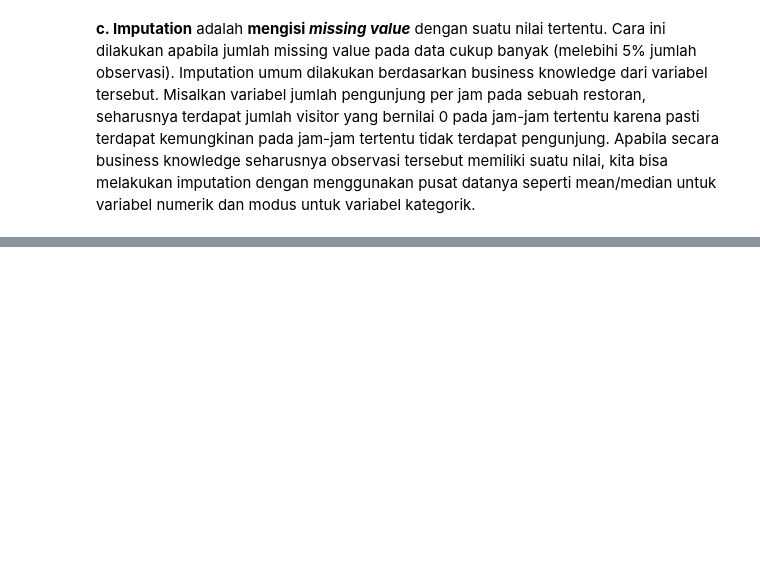
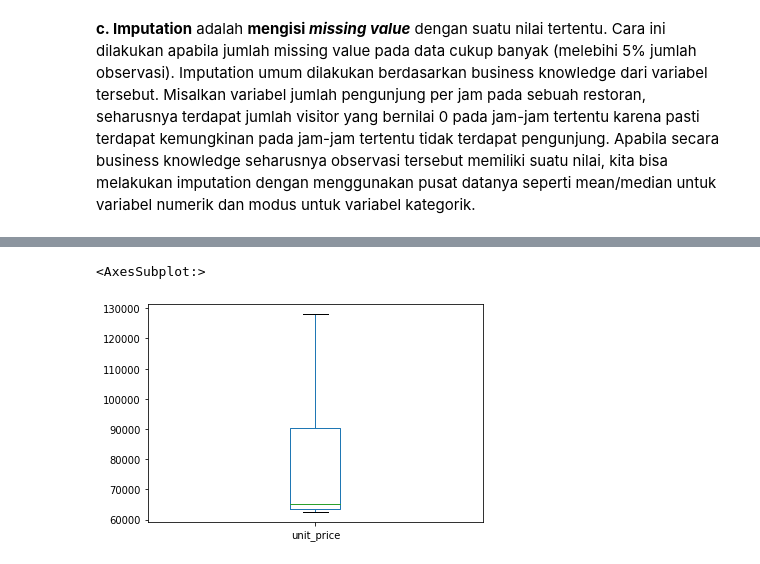
Before and after one commit to tomytjandra/askalgo-py-content, a Jupyter notebook: 02. EDA.ipynb, the cells around one changed output, grey strips where cells are left out. Drawn from its saved outputs; the diff is of its cells as text; code cells hidden in the pictures; blank space fills up the shorter version.

```diff
--- a/02. EDA.ipynb
+++ b/02. EDA.ipynb
@@ -252,0 +350,10 @@ Terdapat berbagai cara menangani data yang mengandung *missing value*, yang pali
+# %%
+household = pd.read_csv("data_input/household.csv", index_col=1)
+household.drop(['receipt_id','purchase_time','yearmonth', 'sub_category'], axis=1, inplace=True)
+import math
+x=[i for i in range(32000000, 32000005)]
+x.insert(2,32030785)
+household5 = household.head(6).copy()
+household5 = household5.reindex(x)
+household5 = pd.concat([household5, household.head(14)])
+household5['format'] = household5['format'].astype('category')
@@ -252,0 +390,9 @@ Terdapat berbagai cara menangani data yang mengandung *missing value*, yang pali
+# %%
+#1. Mengisi variable discount dan quantity dengan nilai 0
+household5[['discount','quantity']] = household5[['discount','quantity']].fillna(0)
+# %%
+#2. Mengisi variable category dengan wording unknown
+household5['category'] = household5['category'].fillna('unknown')
+# %%
+#3. Mengisi variable format dengan pusat data (modus)
+household5['format'] = household5['format'].fillna(household5['format'].mode()[0])
@@ -252,0 +403,5 @@ Terdapat berbagai cara menangani data yang mengandung *missing value*, yang pali
+# %%
+household5['unit_price'].plot(kind='box')
+# %% [output]
+<AxesSubplot:>
+[figure, added]
```
Also changed, not shown: parts of 27 cells of this notebook, 1 other file.
